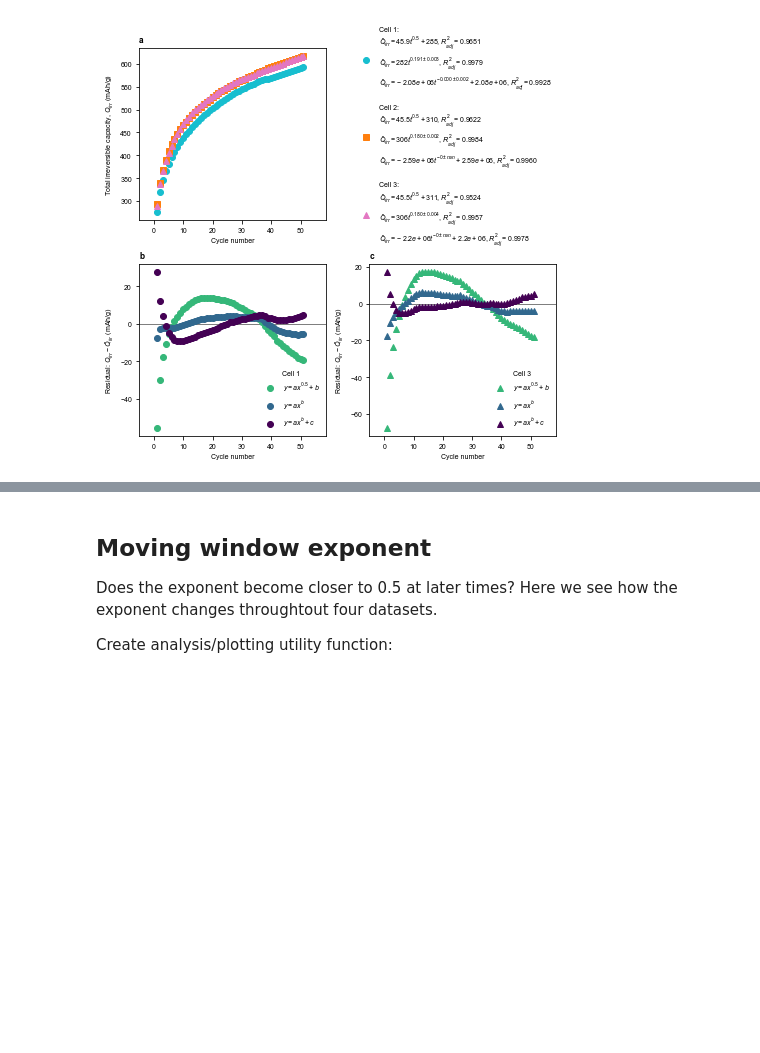
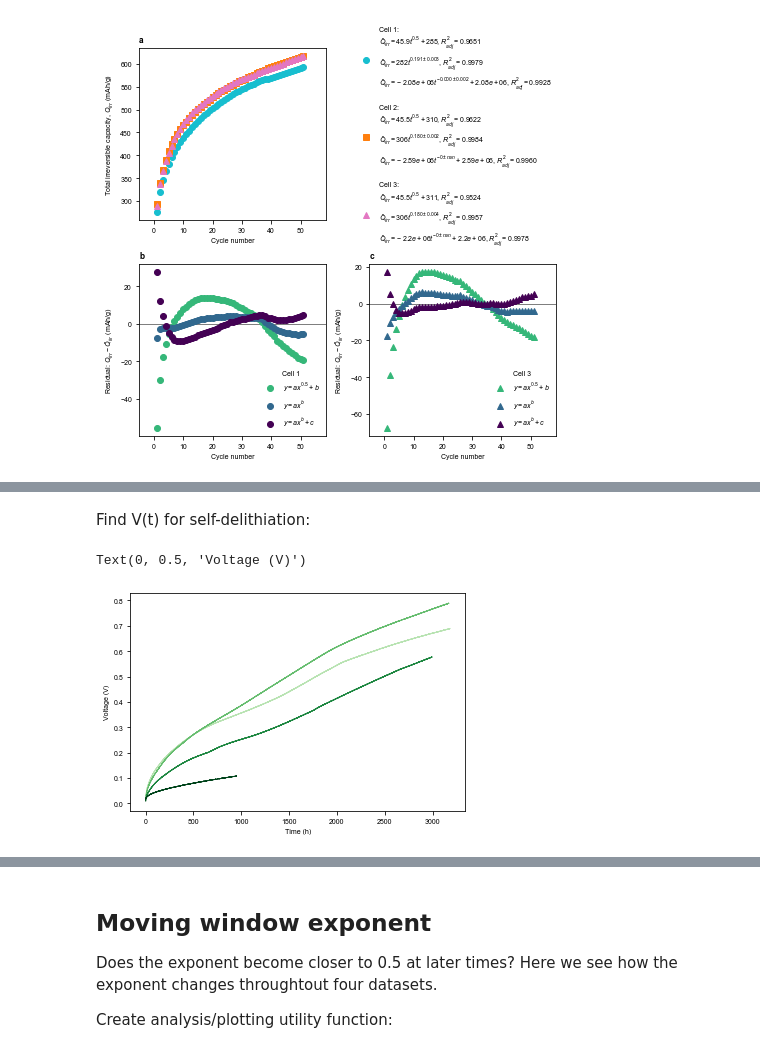
Before and after one commit to petermattia/SEI-growth-time-dependence, a Jupyter notebook: SEI time dependence.ipynb, the cells around one changed output, grey strips where cells are left out. Cells and saved outputs as stored; diff of their text form; code cells hidden in the pictures; blank space fills up the shorter version.

```diff
--- a/SEI time dependence.ipynb
+++ b/SEI time dependence.ipynb
@@ -677,0 +727,22 @@ x_max of dataset = 51.0
+# %% [markdown]
+Find V(t) for self-delithiation:
+# %%
+rest_data_V_vs_t = []
+
+for k, d in enumerate(data):
+    final_capacity = d['Capacity (mAh/g)'].iloc[-1]
+
+    d_rest = d[d['Capacity (mAh/g)'] == final_capacity]
+
+    rest_time_zeroed = ( d_rest['Time (h)'] - d_rest['Time (h)'].iloc[0] ).values
+    rest_voltage = d_rest['Voltage (V)'].values
+
+    rest_data_V_vs_t.append([rest_time_zeroed, rest_voltage])
+
+    plt.plot(rest_time_zeroed, rest_voltage, color=colors[k])
+
+plt.xlabel('Time (h)')
+plt.ylabel('Voltage (V)')
+# %% [output]
+Text(0, 0.5, 'Voltage (V)')
+[figure, added]
```
Also changed, not shown: parts of 21 cells of this notebook, 10 other files.
